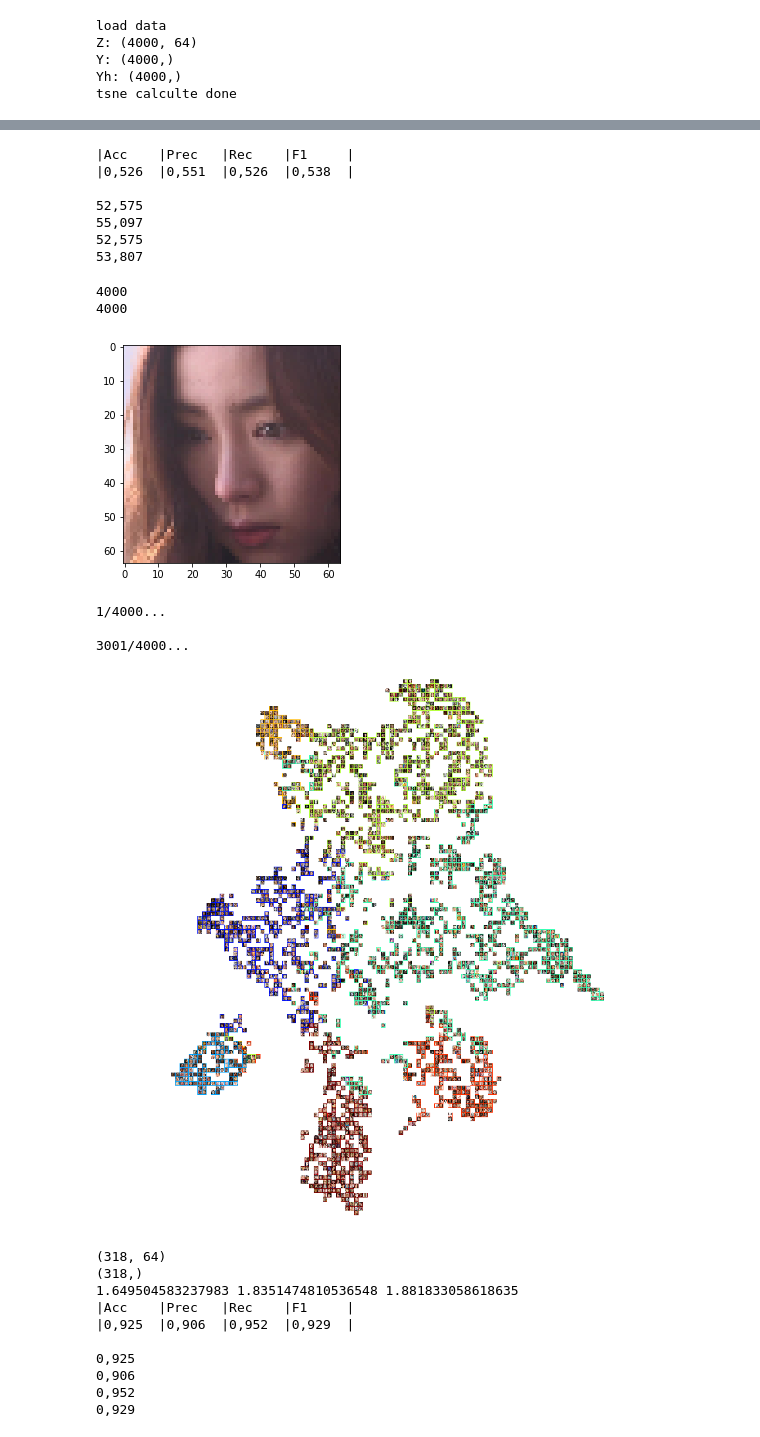
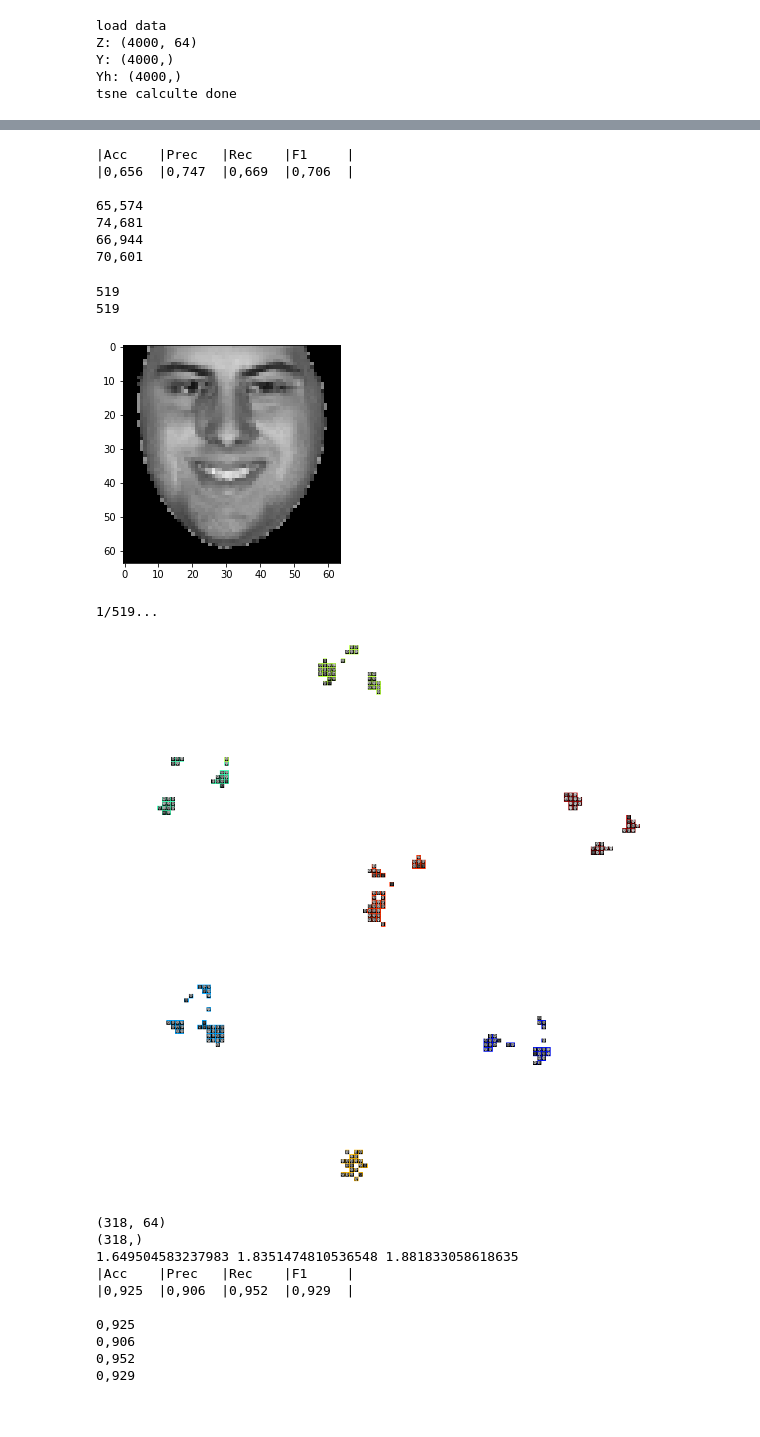
Before and after one commit to pedrodiamel/ferattention, a Jupyter notebook: books/eval_gmm.ipynb, the cells around one changed output, grey strips where cells are left out. Cells and saved outputs as stored; diff of their text form; code cells hidden in the pictures.

Commit message:
update mitosis train

```diff
--- a/books/eval_gmm.ipynb
+++ b/books/eval_gmm.ipynb
@@ -46,7 +50,7 @@ srf.png
 videos
 # %%
 project          = '../out'
-name             = 'attgmm_attgmmnet_ferattentiongmm_attloss_adam_affectnetdark_dim64_preactresnet18x32_fold0_000'
+name             = 'mitosis_mitosisattgmmnet_ferattentiongmm_attloss_adam_affectnetdark_dim64_preactresnet18x32_fold0Gt_000'
 pathnamedataset  = '~/.datasets'
 pathmodel        = os.path.join( project, name, 'models/model_best.pth.tar' ) #model_best, chk000120 ///// 40, 35, ...
 pathproject      = os.path.join( project, name )
@@ -83,7 +87,7 @@ if net.load( pathmodel ) is not True:
 # %%
 # Load dataset
 print('>> Load dataset ...')
-namedataset = FactoryDataset.affectdark
+namedataset = FactoryDataset.affect
 subset = FactoryDataset.validation
 imagesize=128
 kfold=0
@@ -658,12 +662,12 @@ print()
 print( '{:0.3f}\n{:0.3f}\n{:0.3f}\n{:0.3f}'.format(acc*100,precision*100,recall*100,f1_score*100).replace('.',',')  )
 # %% [output]
 |Acc    |Prec   |Rec    |F1     |
-|0,526  |0,551  |0,526  |0,538  |
+|0,656  |0,747  |0,669  |0,706  |
 
-52,575
-55,097
-52,575
-53,807
+65,574
+74,681
+66,944
+70,601
 # %%
 size_input=64
 data = Dataset(
@@ -695,9 +699,9 @@ plt.imshow( img )
 # plt.title('class: {}'.format(classe) )
 plt.show()
 # %% [output]
-4000
-4000
+519
+519
-[figure, old version]
+[figure, new version]
 # %%
 import scipy.misc
 import cv2
@@ -778,25 +782,23 @@ def drawmanifold( images, x, y, S=2000, s=50, Ntake = 100, freq_print=100, bgbla
 # %%
 
 tsnpathname = os.path.join( pathproject, 'tsn_{}_{}_{}_{}.csv'.format( name, namedataset, subset, 'real' ) )
 tsndata = pd.read_csv( tsnpathname )
 tsnXY = tsndata.as_matrix()
 Xt = tsnXY[:,:-2]
 Yt = tsnXY[:,-1]
 
-Mf = drawmanifold(data, Xt, Yt, Ntake=4000 , S=6000, s=50, freq_print=3000, bgblack=False ) #len(data)
+Mf = drawmanifold(data, Xt, Yt, Ntake=len(data) , S=6000, s=50, freq_print=3000, bgblack=False ) #len(data)
 scipy.misc.imsave( os.path.join( pathproject, 'tsn_img_{}_{}_{}_{}.jpg'.format( name, namedataset, subset, 'real' ) )   , Mf)
 
 plt.figure( figsize=(12,12) )
 plt.imshow(Mf)
 plt.axis('off')
 plt.tight_layout()
 plt.ioff()
 plt.show()
 # %% [output]
-1/4000...
-
-3001/4000...
+1/519...
-[figure, old version]
+[figure, new version]
 # %%
 # http://scikit-learn.org/stable/modules/multiclass.html#multiclass
 from sklearn.neighbors import KNeighborsClassifier
```
Also changed, not shown: parts of 4 cells of this notebook, 6 other files.
